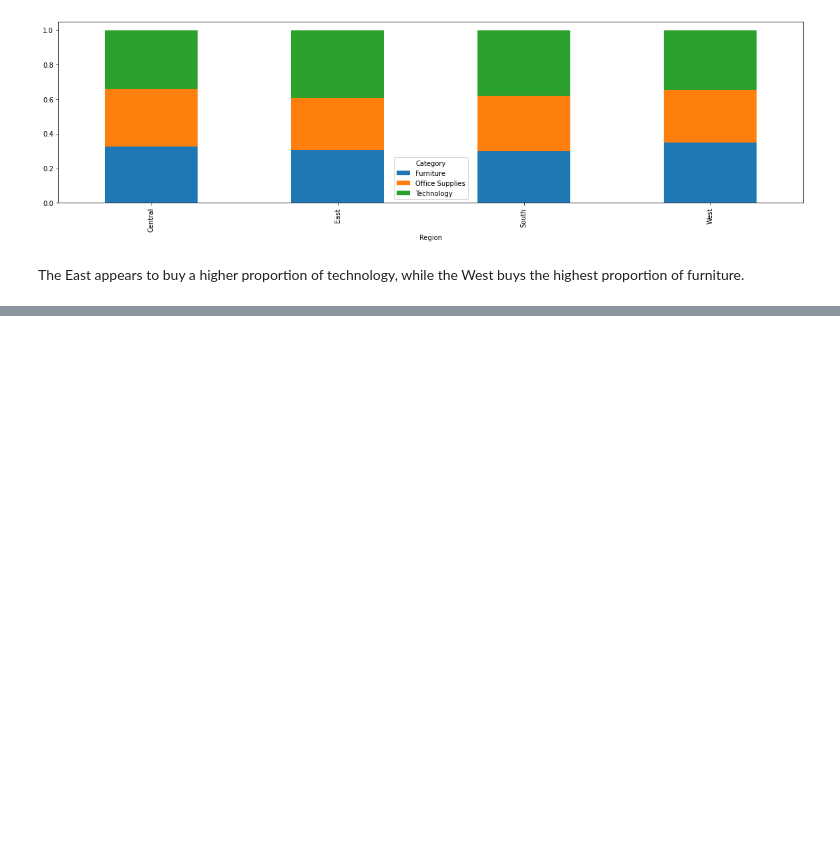
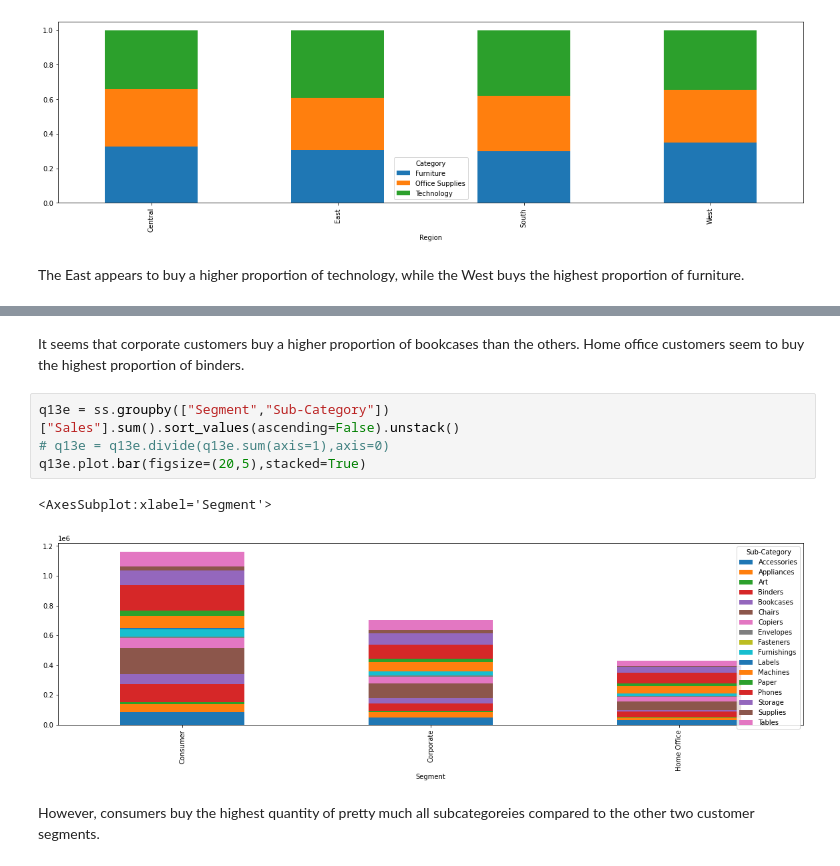
Before and after one commit to ZackSoucek/301-project1, a Jupyter notebook: ProjectSuperstore.ipynb, the cells around one changed output, grey strips where cells are left out. Drawn from its saved outputs; the diff is of its cells as text; blank space fills up the shorter version.

```diff
--- a/ProjectSuperstore.ipynb
+++ b/ProjectSuperstore.ipynb
@@ -328,0 +329,11 @@ q13d.plot.bar(figsize=(20,5),stacked=True)
+# %% [markdown]
+It seems that corporate customers buy a higher proportion of bookcases than the others. Home office customers seem to buy the highest proportion of binders.
+# %%
+q13e = ss.groupby(["Segment","Sub-Category"])["Sales"].sum().sort_values(ascending=False).unstack()
+# q13e = q13e.divide(q13e.sum(axis=1),axis=0)
+q13e.plot.bar(figsize=(20,5),stacked=True)
+# %% [output]
+<AxesSubplot:xlabel='Segment'>
+[figure, added]
+# %% [markdown]
+However, consumers buy the highest quantity of pretty much all subcategoreies compared to the other two customer segments.
```
Also changed, not shown: parts of 1 cell of this notebook.
